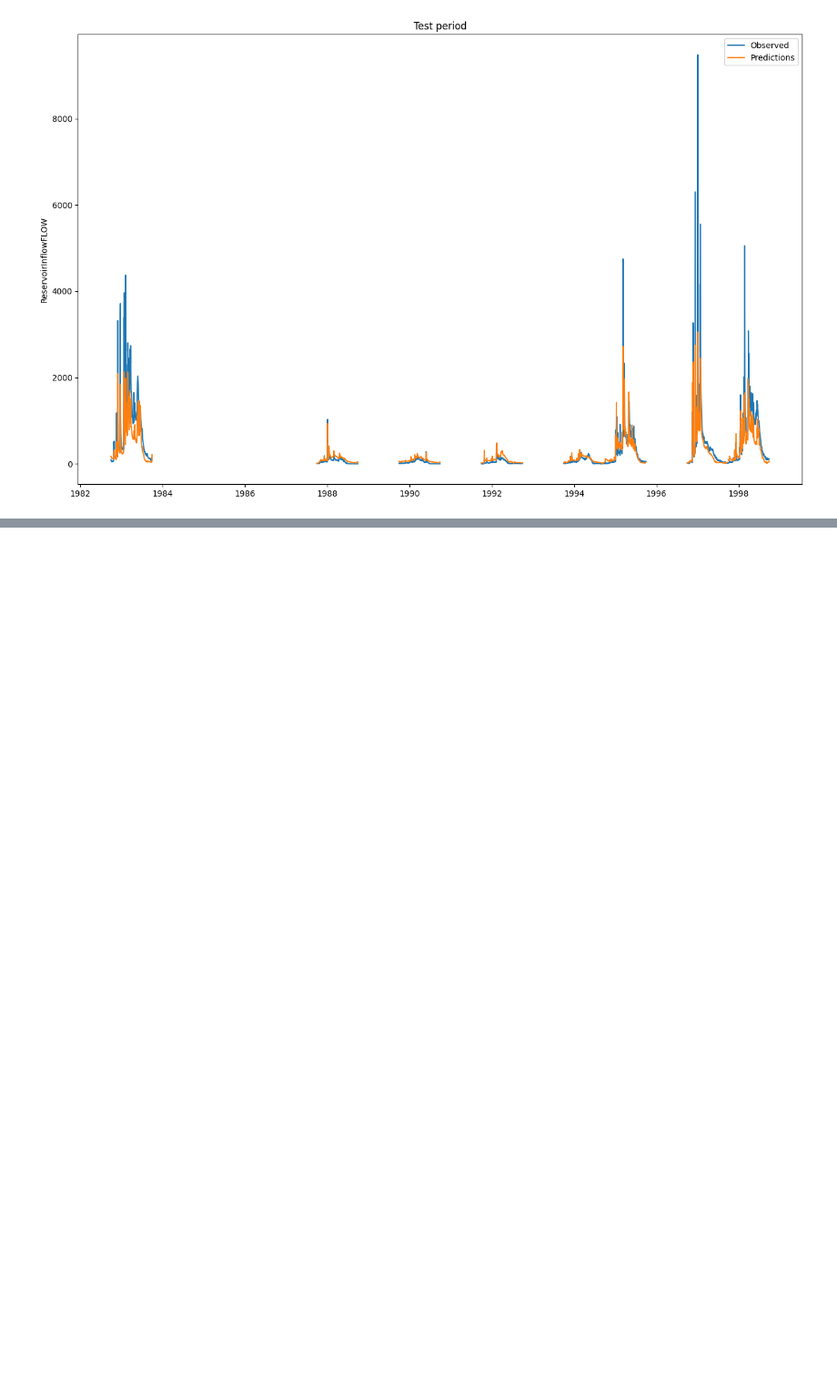
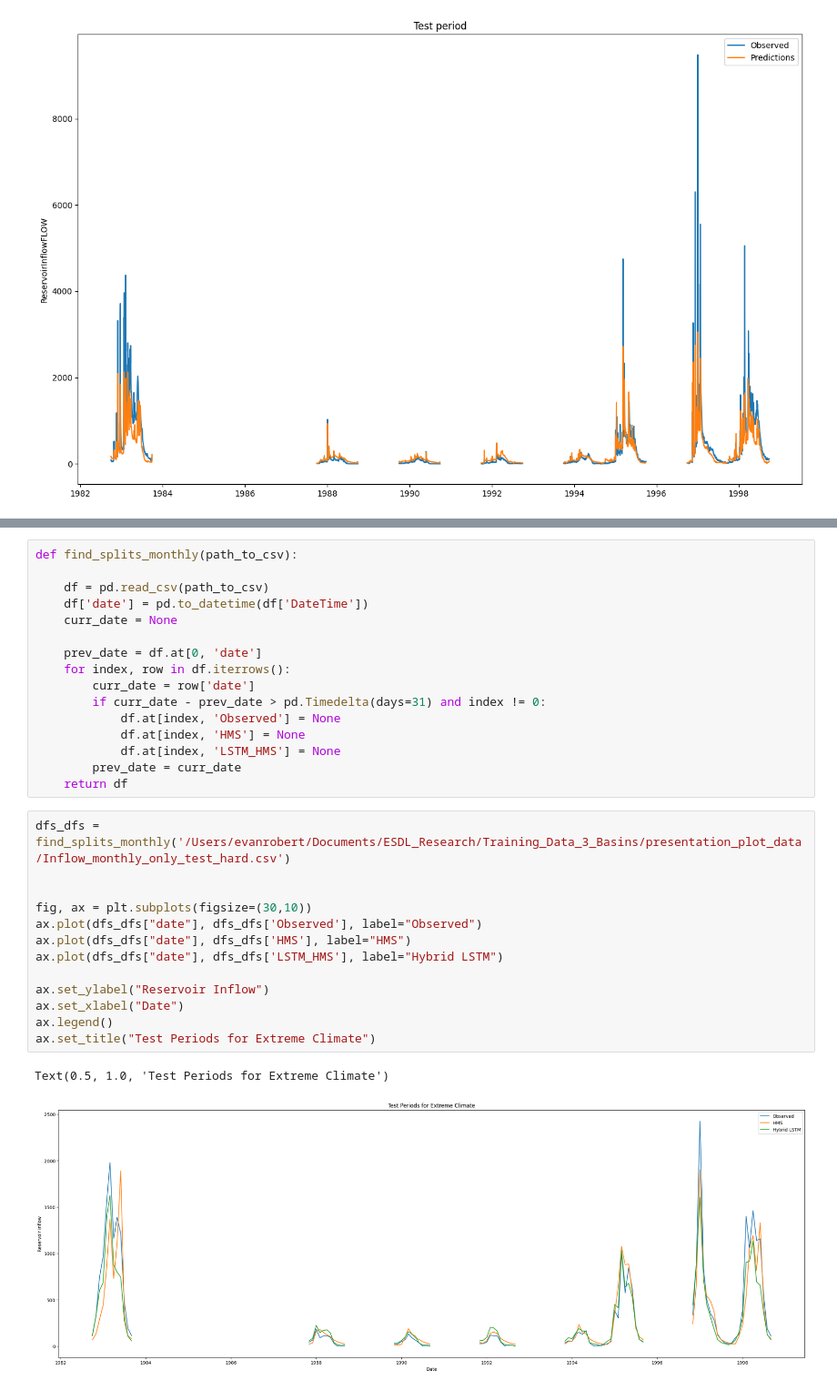
Before and after one commit to evanr1232/ESDL_LSTM, a Jupyter notebook: neuralhydrology/initial_exploration.ipynb, the cells around one changed output, grey strips where cells are left out. Shown at 91% size. Drawn from its saved outputs; the diff is of its cells as text; blank space fills up the shorter version.

```diff
--- a/neuralhydrology/initial_exploration.ipynb
+++ b/neuralhydrology/initial_exploration.ipynb
@@ -399,0 +446,32 @@ ax.set_title(f"Test period");
+# %%
+def find_splits_monthly(path_to_csv):
+
+    df = pd.read_csv(path_to_csv)
+    df['date'] = pd.to_datetime(df['DateTime'])
+    curr_date = None
+
+    prev_date = df.at[0, 'date']
+    for index, row in df.iterrows():
+        curr_date = row['date']
+        if curr_date - prev_date > pd.Timedelta(days=31) and index != 0:
+            df.at[index, 'Observed'] = None
+            df.at[index, 'HMS'] = None
+            df.at[index, 'LSTM_HMS'] = None
+        prev_date = curr_date
+    return df
+# %%
+dfs_dfs = find_splits_monthly('/Users/evanrobert/Documents/ESDL_Research/Training_Data_3_Basins/presentation_plot_data/Inflow_monthly_only_test_hard.csv')
+
+
+fig, ax = plt.subplots(figsize=(30,10))
+ax.plot(dfs_dfs["date"], dfs_dfs['Observed'], label="Observed")
+ax.plot(dfs_dfs["date"], dfs_dfs['HMS'], label="HMS")
+ax.plot(dfs_dfs["date"], dfs_dfs['LSTM_HMS'], label="Hybrid LSTM")
+
+ax.set_ylabel("Reservoir Inflow")
+ax.set_xlabel("Date")
+ax.legend()
+ax.set_title("Test Periods for Extreme Climate")
+# %% [output]
+Text(0.5, 1.0, 'Test Periods for Extreme Climate')
+[figure, added]
```
Also changed, not shown: parts of 23 cells of this notebook, 12 other files.
